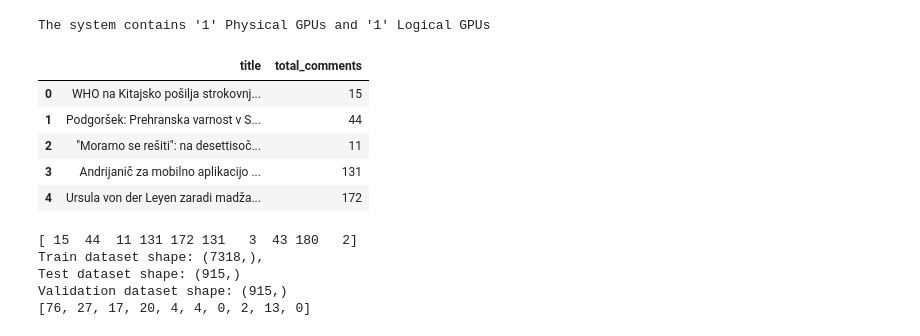
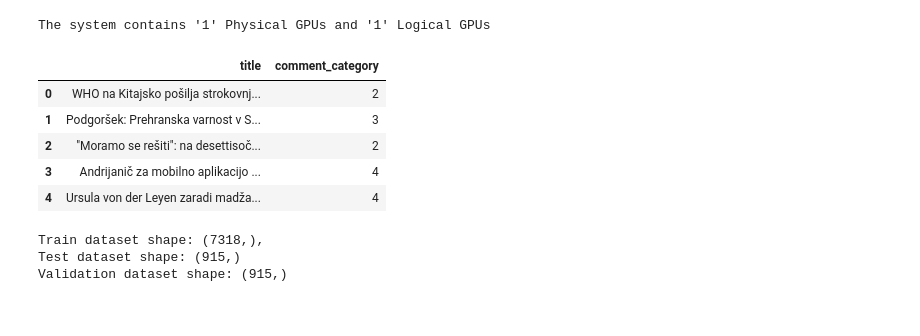
Before and after one commit to Kronii/NLP-2022, a Jupyter notebook: src/models/transformer_model.ipynb, the cells around one changed output. Drawn from its saved outputs; the diff is of its cells as text; code cells hidden in the pictures.

```diff
--- a/src/models/transformer_model.ipynb
+++ b/src/models/transformer_model.ipynb
@@ -33,30 +33,28 @@ else:
 # %% [output]
 The system contains '1' Physical GPUs and '1' Logical GPUs
 # %%
-data = pd.read_json('./data/data.json')
+data = pd.read_json('../../data/data.json')
 
-data = data.filter(['title', 'total_comments'])
+data = data.filter(['title', 'comment_category'])
 data.head()
 # %% [output]
-|  | title | total_comments |
-| 0 | WHO na Kitajsko pošilja strokovnj... | 15 |
-| 1 | Podgoršek: Prehranska varnost v S... | 44 |
-| 2 | "Moramo se rešiti": na desettisoč... | 11 |
-| 3 | Andrijanič za mobilno aplikacijo ... | 131 |
-| 4 | Ursula von der Leyen zaradi madža... | 172 |
+|  | title | comment_category |
+| 0 | WHO na Kitajsko pošilja strokovnj... | 2 |
+| 1 | Podgoršek: Prehranska varnost v S... | 3 |
+| 2 | "Moramo se rešiti": na desettisoč... | 2 |
+| 3 | Andrijanič za mobilno aplikacijo ... | 4 |
+| 4 | Ursula von der Leyen zaradi madža... | 4 |
 # %%
 X = (np.array(data['title']))
-y = (np.array(data['total_comments']))
+y = (np.array(data['comment_category']))
 
 X_train, X_test, y_train, y_test = train_test_split(X, y, test_size=0.2, random_state=13)
 X_val, X_test, y_val, y_test = train_test_split(X_test, y_test, test_size=0.5, random_state=42)
 print("Train dataset shape: {0}, \nTest dataset shape: {1} \nValidation dataset shape: {2}".format(X_train.shape, X_test.shape, X_val.shape))
 # %% [output]
-[ 15  44  11 131 172 131   3  43 180   2]
 Train dataset shape: (7318,),
 Test dataset shape: (915,)
 Validation dataset shape: (915,)
-[76, 27, 17, 20, 4, 4, 0, 2, 13, 0]
 # %%
 tokenizer = AutoTokenizer.from_pretrained("EMBEDDIA/sloberta")
 model = AutoModelForMaskedLM.from_pretrained("EMBEDDIA/sloberta")
```
Also changed, not shown: parts of 4 cells of this notebook, 2 other files.
